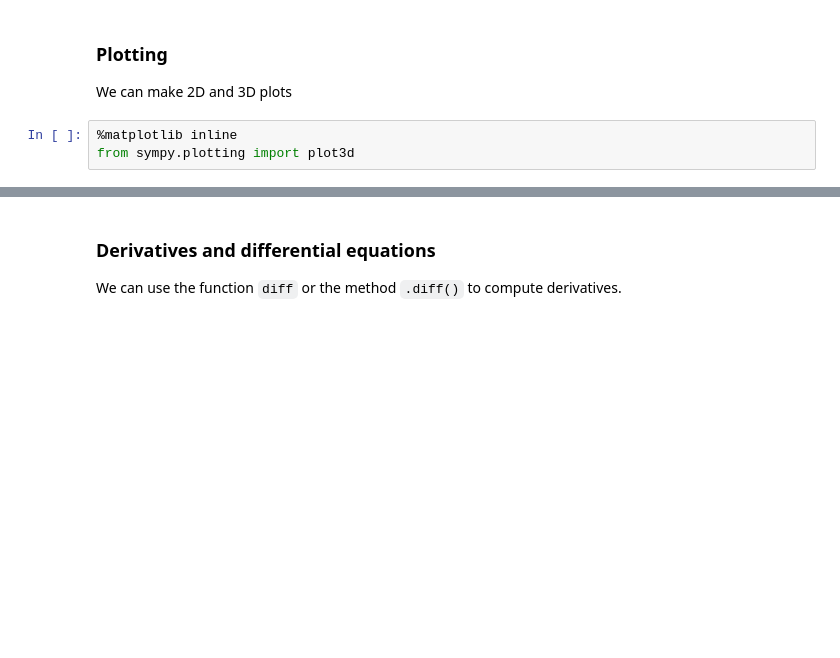
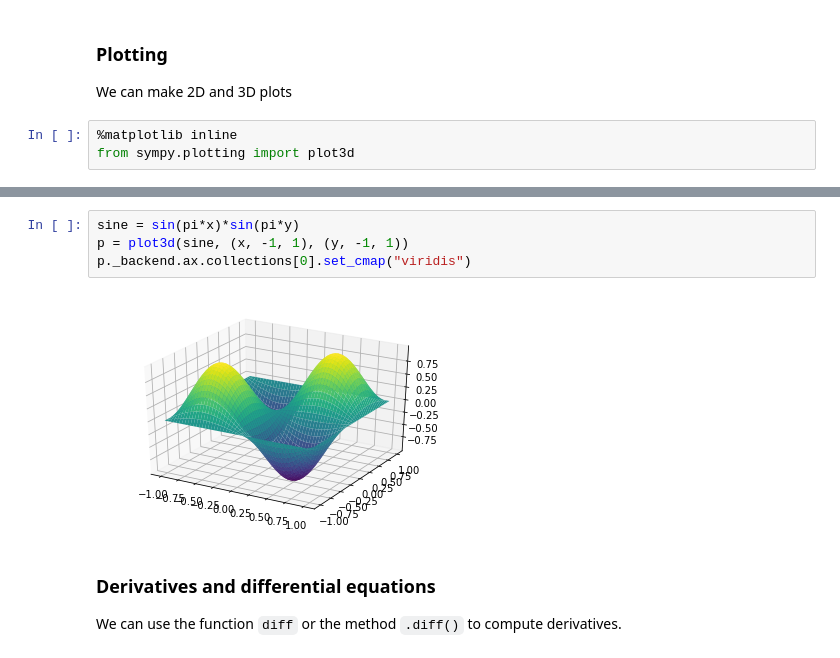
Before and after one commit to nicoguaro/AdvancedMath, a Jupyter notebook: Notebooks/SymPy in 10 minutes.ipynb, the cells around one changed output, grey strips where cells are left out. Drawn from its saved outputs; the diff is of its cells as text; blank space fills up the shorter version.

```diff
--- a/Notebooks/SymPy in 10 minutes.ipynb
+++ b/Notebooks/SymPy in 10 minutes.ipynb
@@ -224,3 +255,9 @@ p = plot3d(monkey_saddle)
+# %%
+sine = sin(pi*x)*sin(pi*y)
+p = plot3d(sine, (x, -1, 1), (y, -1, 1))
+p._backend.ax.collections[0].set_cmap("viridis")
+# %% [output]
+[figure, added]
 # %% [markdown]
 ### Derivatives and differential equations
 
```
Also changed, not shown: parts of 38 cells of this notebook.
